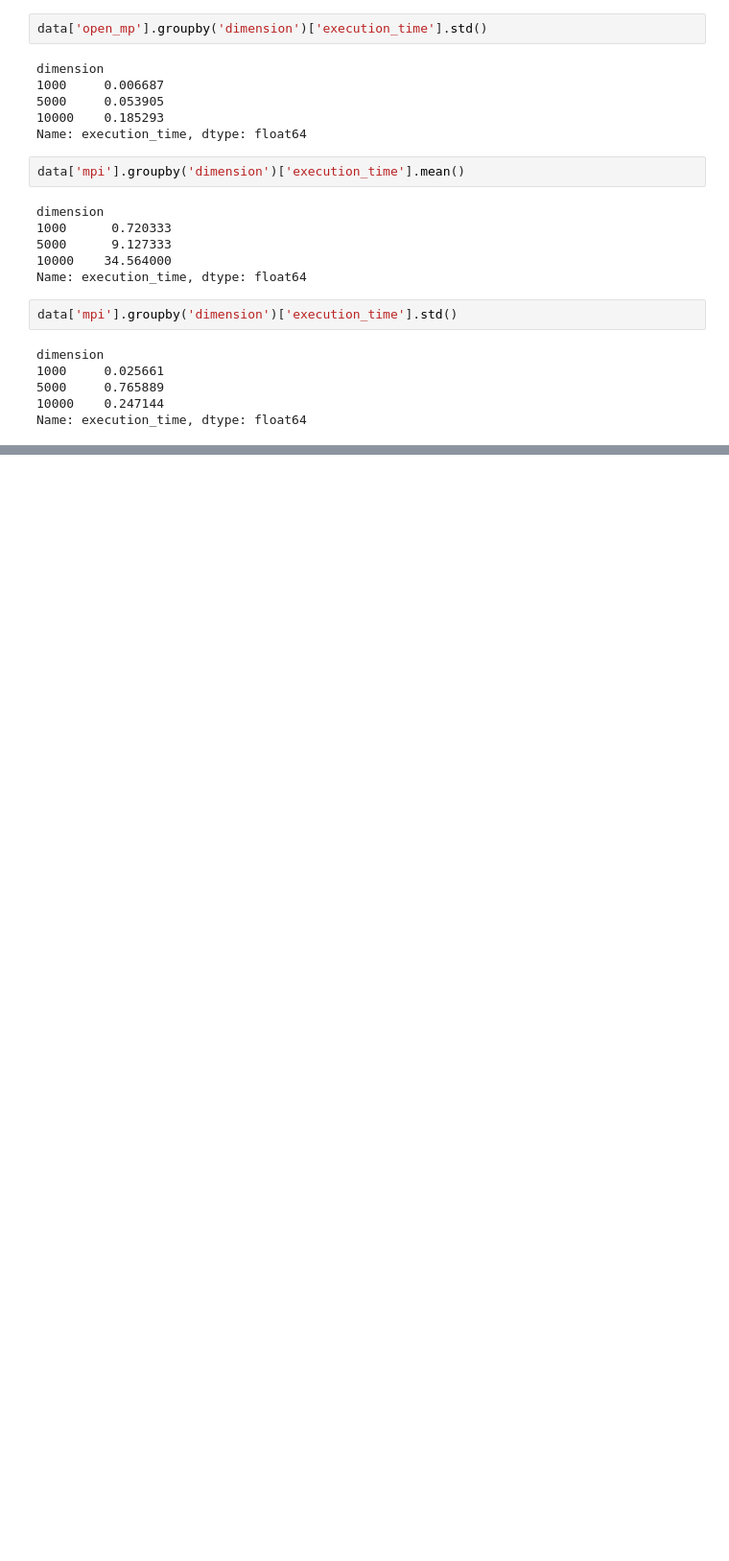
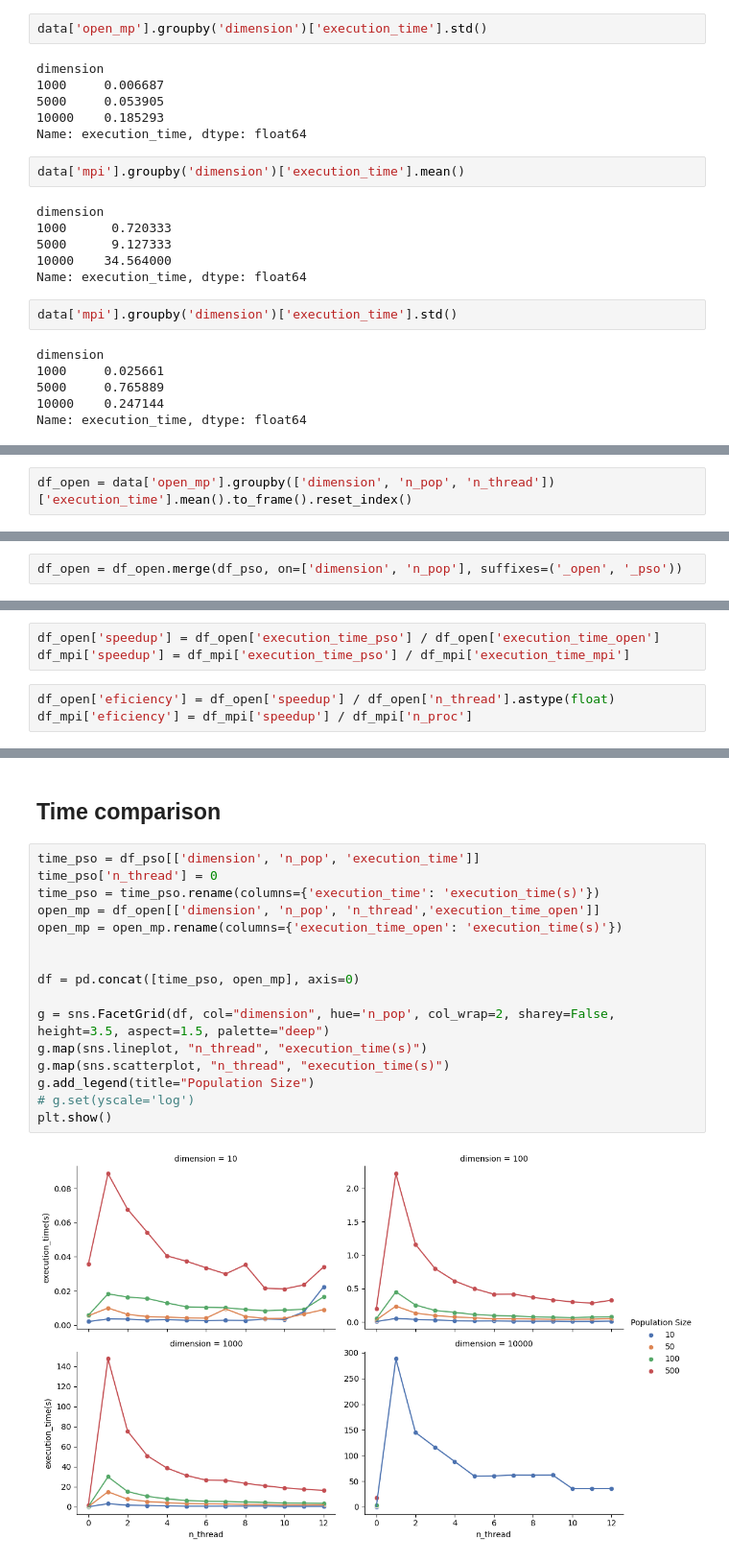
Before and after one commit to VivianeGalvao/computacao_distribuida, a Jupyter notebook: metrics.ipynb, the cells around one changed output, grey strips where cells are left out. Shown at 96% size. Saved outputs shown, nothing was run; the diff lists cells and outputs as text; blank space fills up the shorter version.

```diff
--- a/metrics.ipynb
+++ b/metrics.ipynb
@@ -64,0 +91,2 @@ Name: execution_time, dtype: float64
+# %%
+df_open = data['open_mp'].groupby(['dimension', 'n_pop', 'n_thread'])['execution_time'].mean().to_frame().reset_index()
@@ -64,0 +95,2 @@ Name: execution_time, dtype: float64
+# %%
+df_open = df_open.merge(df_pso, on=['dimension', 'n_pop'], suffixes=('_open', '_pso'))
@@ -64,0 +99,6 @@ Name: execution_time, dtype: float64
+# %%
+df_open['speedup'] = df_open['execution_time_pso'] / df_open['execution_time_open']
+df_mpi['speedup'] = df_mpi['execution_time_pso'] / df_mpi['execution_time_mpi']
+# %%
+df_open['eficiency'] = df_open['speedup'] / df_open['n_thread'].astype(float)
+df_mpi['eficiency'] = df_mpi['speedup'] / df_mpi['n_proc']
@@ -64,0 +131,20 @@ Name: execution_time, dtype: float64
+# %% [markdown]
+## Time comparison
+# %%
+time_pso = df_pso[['dimension', 'n_pop', 'execution_time']]
+time_pso['n_thread'] = 0
+time_pso = time_pso.rename(columns={'execution_time': 'execution_time(s)'})
+open_mp = df_open[['dimension', 'n_pop', 'n_thread','execution_time_open']]
+open_mp = open_mp.rename(columns={'execution_time_open': 'execution_time(s)'})
+
+
+df = pd.concat([time_pso, open_mp], axis=0)
+
+g = sns.FacetGrid(df, col="dimension", hue='n_pop', col_wrap=2, sharey=False, height=3.5, aspect=1.5, palette="deep")
+g.map(sns.lineplot, "n_thread", "execution_time(s)")
+g.map(sns.scatterplot, "n_thread", "execution_time(s)")
+g.add_legend(title="Population Size")
+# g.set(yscale='log')
+plt.show()
+# %% [output]
+[figure, added]
```
Also changed, not shown: parts of 23 cells of this notebook, 13 other files.
